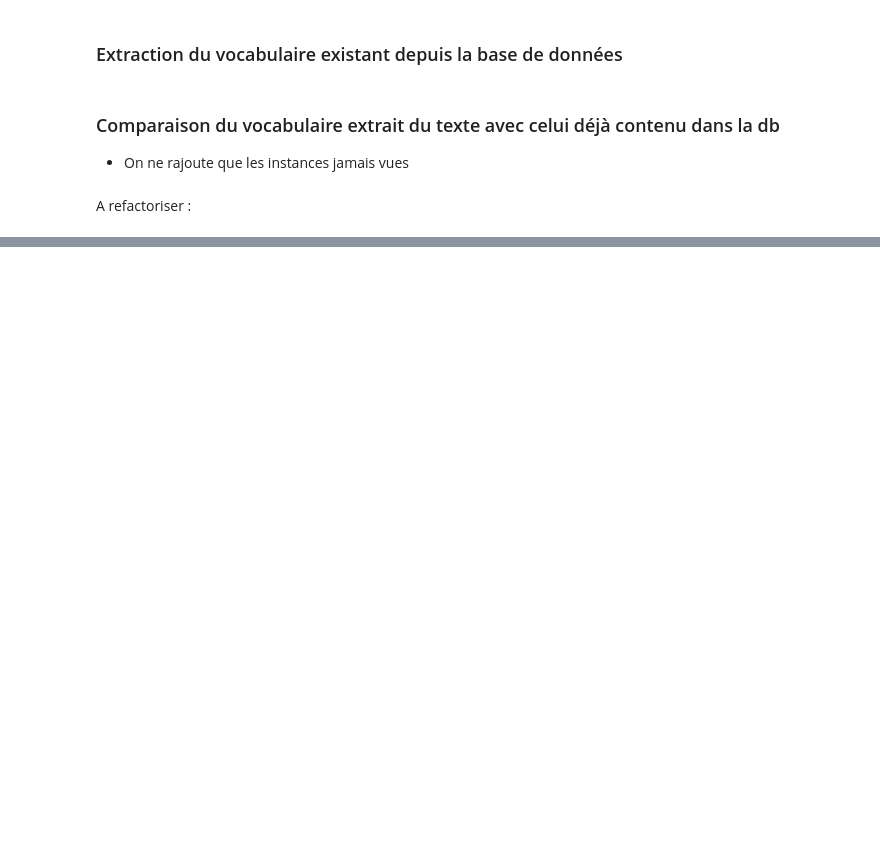
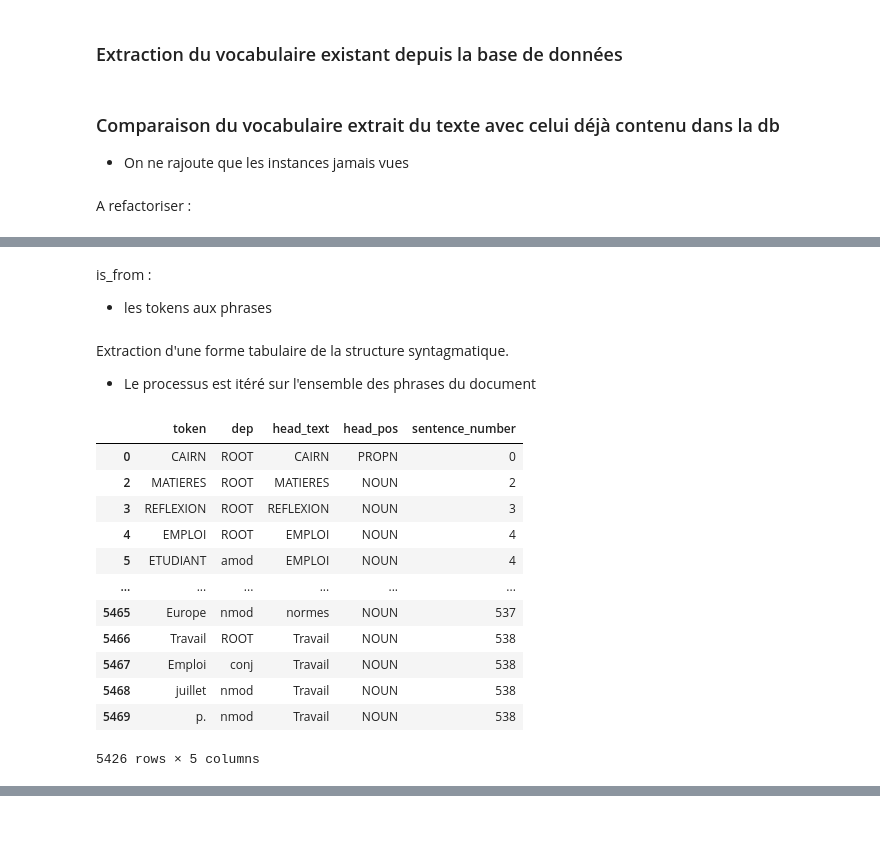
Before and after one commit to DRP-CB/text-explorer, a Jupyter notebook: notebook_exploratoire.ipynb, the cells around one changed output, grey strips where cells are left out. Drawn from its saved outputs; the diff is of its cells as text; code cells hidden in the pictures; blank space fills up the shorter version.

```diff
--- a/notebook_exploratoire.ipynb
+++ b/notebook_exploratoire.ipynb
@@ -253,0 +265,3 @@ add_vocab_to_db(processed_docs[1])
+# %%
+doc_number_for_sentences = sentences_keys.str.extract('(\d+)')[0]
+sentences_number = sentences_keys.str.extract('\D+\d+\D+(\d+)')[0]
@@ -253,0 +286,9 @@ add_vocab_to_db(processed_docs[1])
+# %%
+dict_is_from_sent_doc_to_insert = []
+for sentence_key, doc_number, sentence_number in zip(sentences_keys.values,doc_number_for_sentences,sentences_number.values):
+    dict_is_from_sent_doc_to_insert.append({'_from':sentence_key,
+                                            '_to':f'doc{doc_number}',
+                                            'sentence_number': sentence_number})
+db.collection('is_from').import_bulk(dict_is_from_sent_doc_to_insert,
+                                     from_prefix='sentences/',
+                                     to_prefix='docs/')
@@ -253,0 +303,6 @@ add_vocab_to_db(processed_docs[1])
+# %% [markdown]
+is_from :
+- les tokens aux phrases
+# %% [markdown]
+Extraction d'une forme tabulaire de la structure syntagmatique.
+  - Le processus est itéré sur l'ensemble des phrases du document
@@ -253,0 +333,16 @@ add_vocab_to_db(processed_docs[1])
+# %%
+dependancy_df
+# %% [output]
+|  | token | dep | head_text | head_pos | sentence_number |
+| 0 | CAIRN | ROOT | CAIRN | PROPN | 0 |
+| 2 | MATIERES | ROOT | MATIERES | NOUN | 2 |
+| 3 | REFLEXION | ROOT | REFLEXION | NOUN | 3 |
+| 4 | EMPLOI | ROOT | EMPLOI | NOUN | 4 |
+| 5 | ETUDIANT | amod | EMPLOI | NOUN | 4 |
+| ... | ... | ... | ... | ... | ... |
+| 5465 | Europe | nmod | normes | NOUN | 537 |
+| 5466 | Travail | ROOT | Travail | NOUN | 538 |
+| 5467 | Emploi | conj | Travail | NOUN | 538 |
+| 5468 | juillet | nmod | Travail | NOUN | 538 |
+| 5469 | p. | nmod | Travail | NOUN | 538 |
+5426 rows × 5 columns
```
Also changed, not shown: parts of 28 cells of this notebook, 1 other file.
